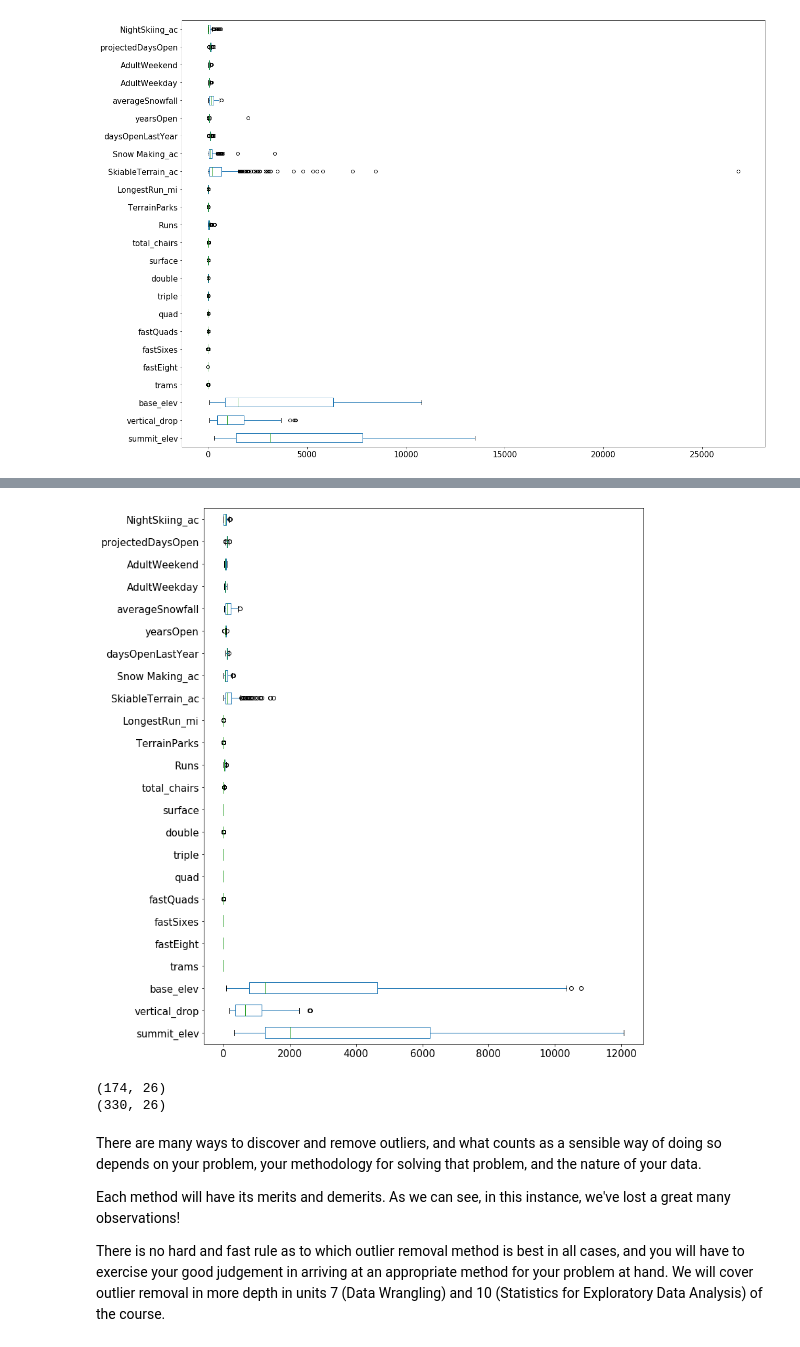
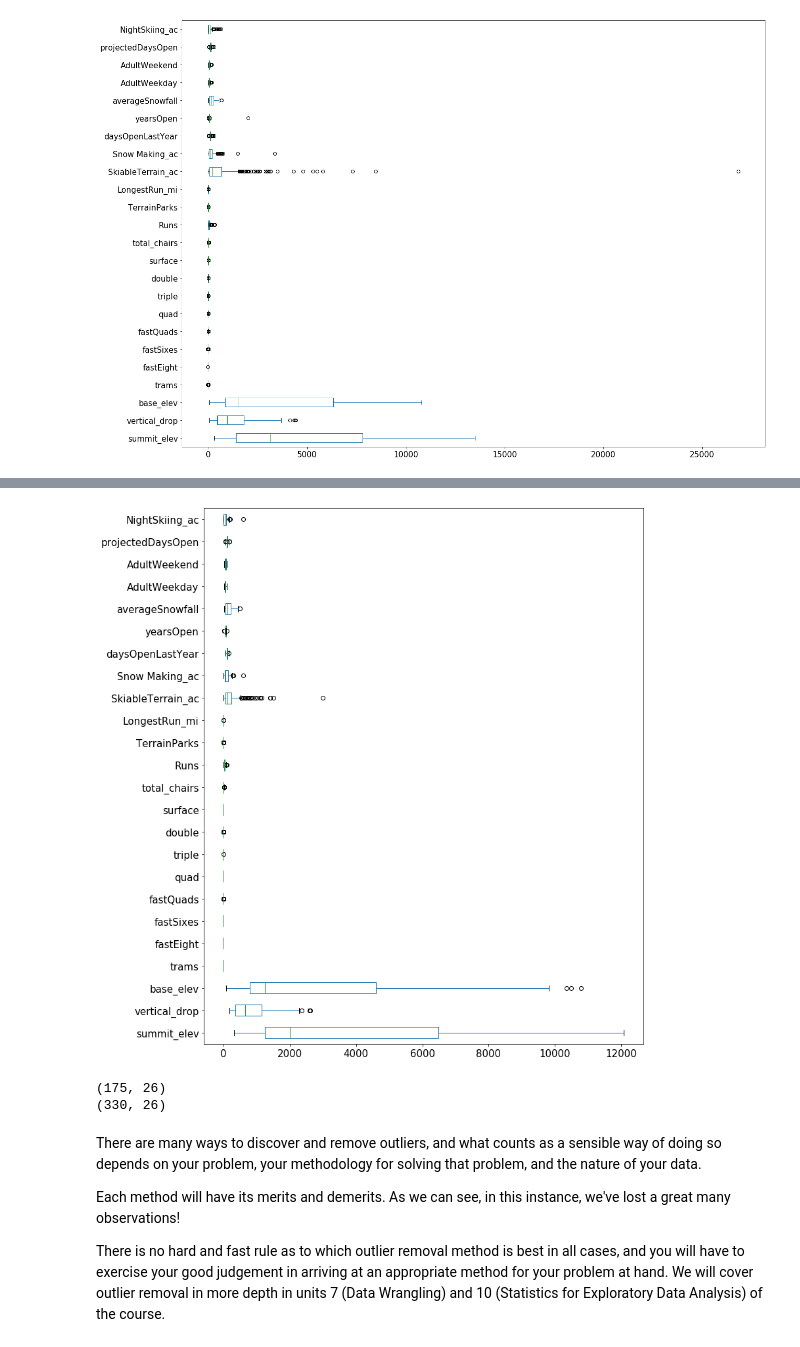
Before and after one commit to SanjaPanda/Guided-Capstone, a Jupyter notebook: Notebook_stepthree.ipynb, the cells around one changed output, grey strips where cells are left out. Saved outputs shown, nothing was run; the diff lists cells and outputs as text; code cells hidden in the pictures.

```diff
--- a/Notebook_stepthree.ipynb
+++ b/Notebook_stepthree.ipynb
@@ -173,29 +173,31 @@ Hint: Recall from your statistics prework that a common definition of an outlier
 # %%
 # Let's get the Interquartile range, or IQR. This is equal to Q3 - Q1.
 # First, let's use the quantile() method to get the first quartile, and store it in a variable called Q1.
 # We'll want to plug 0.25 into the quantile method.
 Q1 = df.quantile(0.25)
 
 # Now get Q3 and store in a variable called Q3.
 Q3 = df.quantile(0.75)
 
 # Now calculate the IQR, storing it in a variable called IQR.
 IQR = Q3-Q1
 
 # Make a variable called `dfno`, and assign it the value: df[~((df < (Q1 - 1.5 * IQR)) |(df> (Q3 + 1.5 * IQR))).any(axis=1)].
 # This filters on our existing dataframe, picking out just those observations that are NOT outliers.
 dfno = df[~((df < (Q1 - 1.5 * IQR)) |(df> (Q3 + 1.5 * IQR))).any(axis=1)]
 
+dfno = dfno.append(df[df['Name'].str.contains('Big Mountain')])
+
 # We now want to make a boxplot of this new dataframe dfno.
 boxplot = dfno.boxplot(grid=False, vert=False,fontsize=15, figsize=(12,15))
 # %% [output]
-[figure, old version]
+[figure, new version]
 # %%
 # Print the shapes of our dataframes df and dfno to compare the number of observations in each.
 print(dfno.shape)
 print(df.shape)
 # %% [output]
-(174, 26)
+(175, 26)
 (330, 26)
 # %% [markdown]
 There are many ways to discover and remove outliers, and what counts as a sensible way of doing so depends on your problem, your methodology for solving that problem, and the nature of your data.
```
Also changed, not shown: parts of 13 cells of this notebook, 4 other files.
